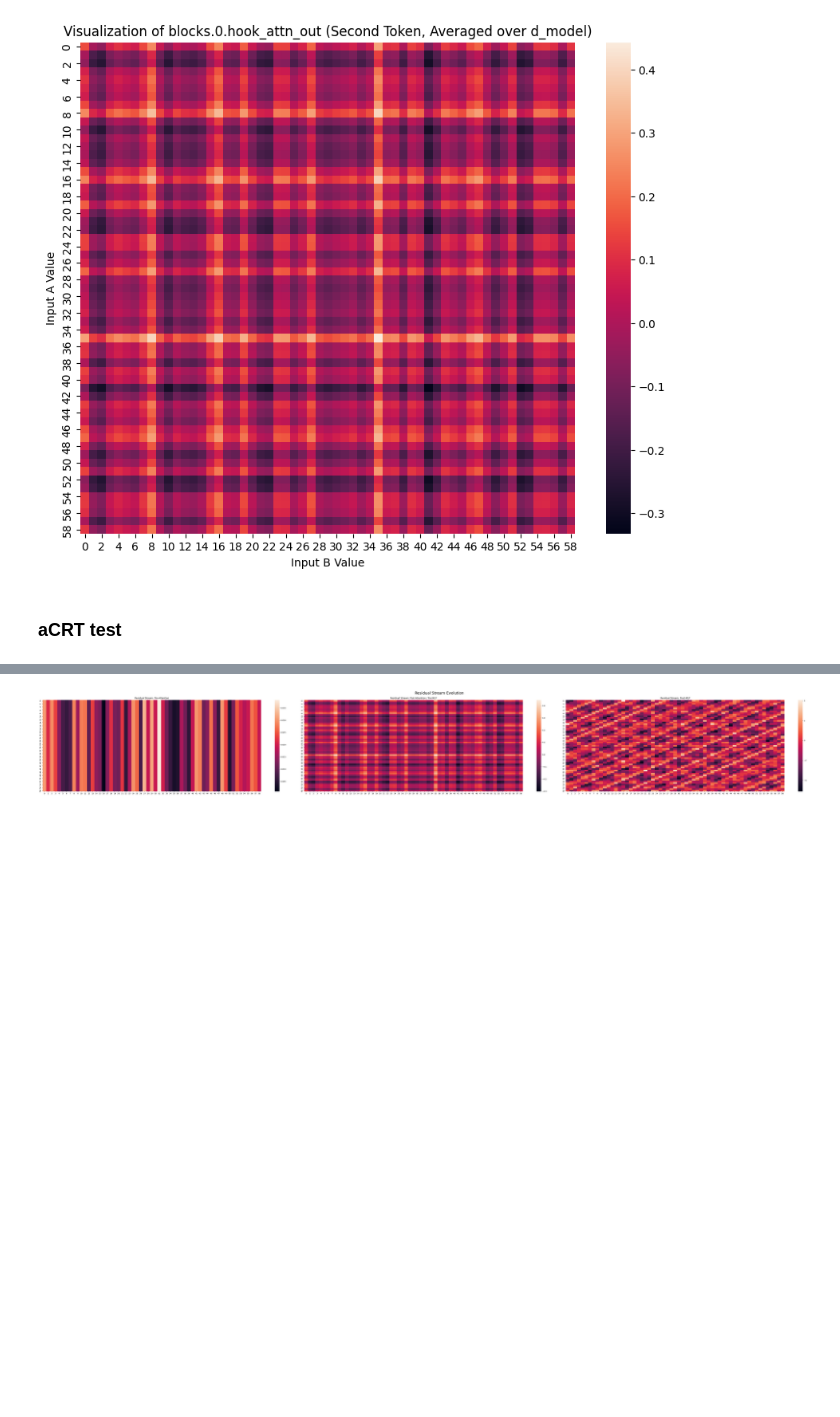
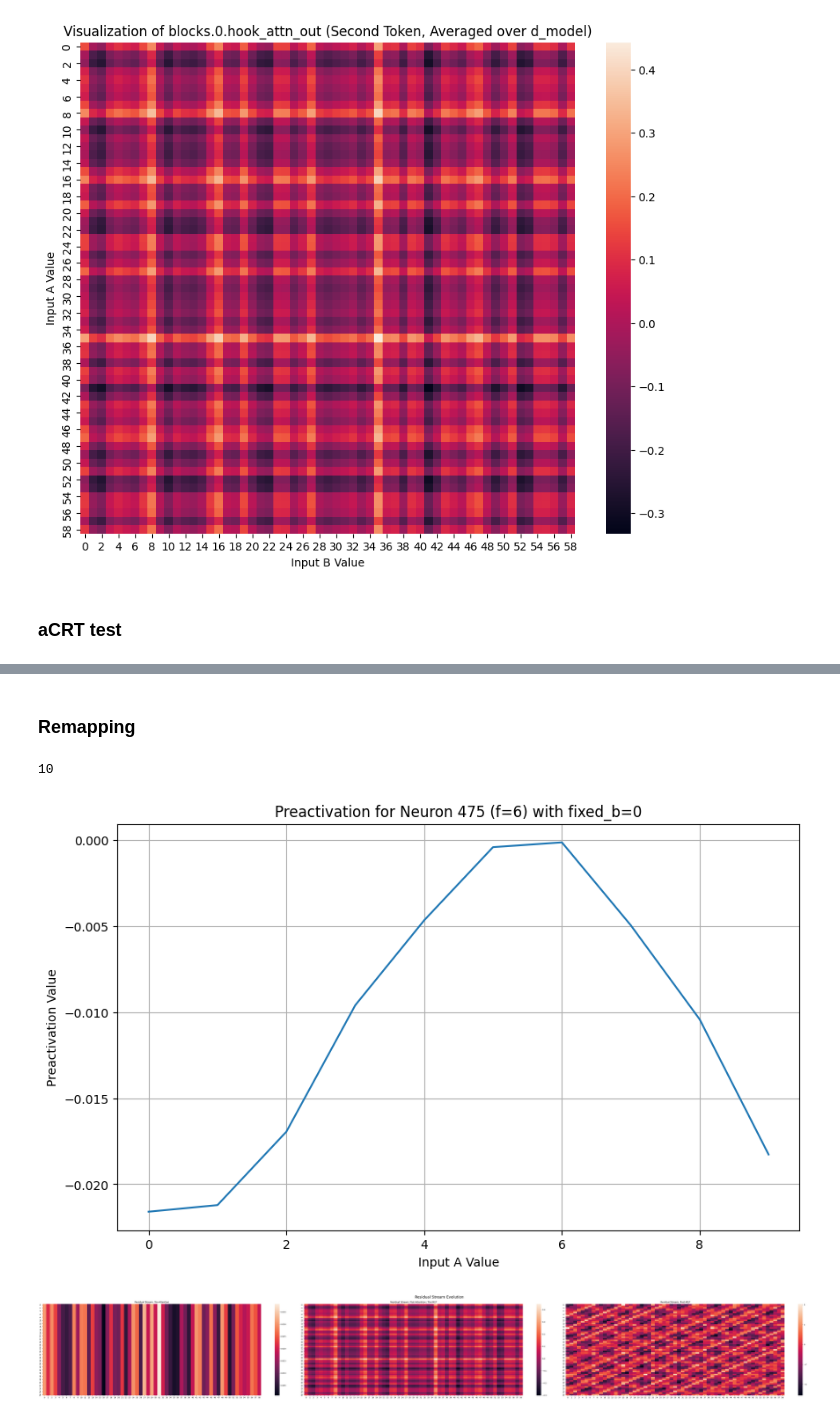
Before and after one commit to sc22lg/my_pizza, a Jupyter notebook: CRT_eval_main.ipynb, the cells around one changed output, grey strips where cells are left out. Drawn from its saved outputs; the diff is of its cells as text; code cells hidden in the pictures; blank space fills up the shorter version.

Commit message:
Atempted remapping implementation

```diff
--- a/CRT_eval_main.ipynb
+++ b/CRT_eval_main.ipynb
@@ -785,3 +785,41 @@ Frequencies: [ 4  6 15 17 22]
+# %% [markdown]
+### Remapping
+# %%
+def modInverse(n, m):
+
+    # Try all values from 1 to m-1
+    for x in range(1, m):
+
+        # Check if (n * x) % m == 1.
+        # Note that n and x can be larger
+        # than m, so we do modulo before
+        # mulityplying
+        if ((n % m) * (x % m)) % m == 1:
+            return x
+
+    return -1
+
+#calculate d:
+neuron_idx = 475
+r = results[neuron_idx]
+f = r["best_freq"]
+gcd = np.gcd(C, f) # GCD always 1 as 59 is prime
+d = modInverse(f, C) # per definition 4.1
+
+print(d)
+
+y = mlp_pre[:d, fixed_b, neuron_idx].numpy()
+
+plt.figure(figsize=(10, 6))
+plt.plot(a_values[:d], y)
+plt.title(f'Preactivation for Neuron {neuron_idx} (f={f}) with fixed_b={fixed_b}')
+plt.xlabel('Input A Value')
+plt.ylabel('Preactivation Value')
+plt.grid(True)
+plt.show()
+# %% [output]
+10
+[figure, added]
 # %%
 cached_resid_pre = ch['blocks.0.hook_resid_pre']
 cached_resid_mid = ch['blocks.0.hook_resid_mid']
```
Also changed, not shown: parts of 3 cells of this notebook.
